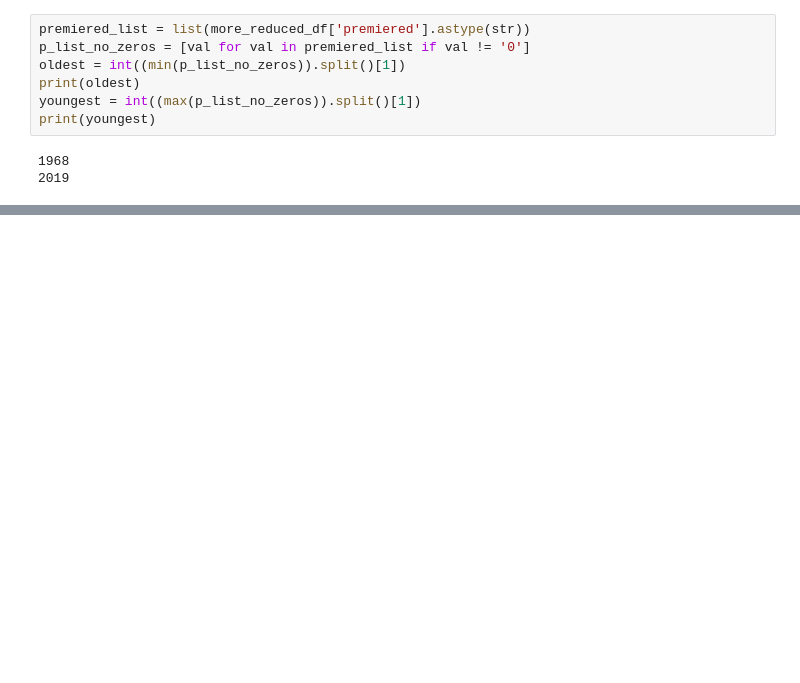
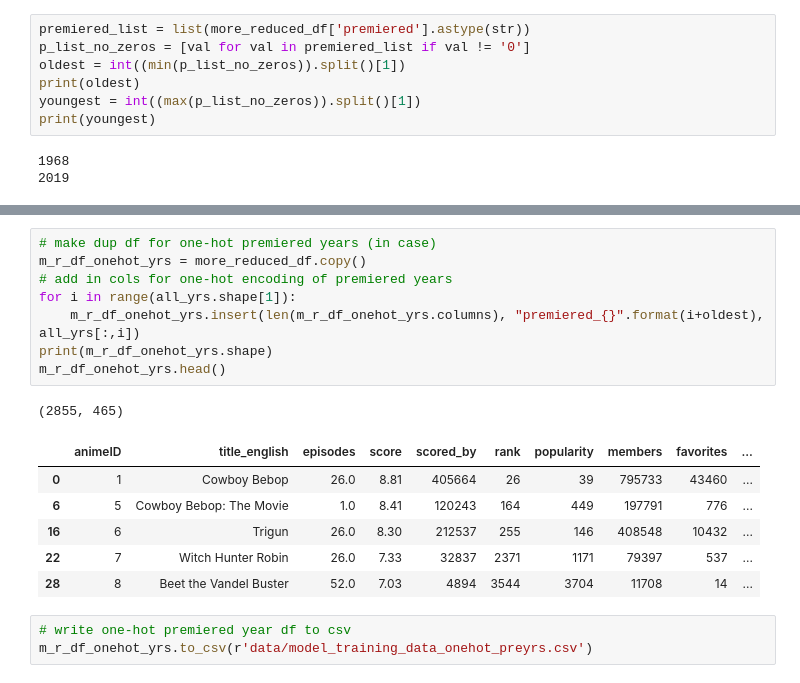
Before and after one commit to KWellesly/ML4Anime, a Jupyter notebook: data_cleaning.ipynb, the cells around one changed output, grey strips where cells are left out. Saved outputs shown, nothing was run; the diff lists cells and outputs as text; blank space fills up the shorter version.

```diff
--- a/data_cleaning.ipynb
+++ b/data_cleaning.ipynb
@@ -451,0 +459,19 @@ more_reduced_df.head()
+# %%
+# make dup df for one-hot premiered years (in case)
+m_r_df_onehot_yrs = more_reduced_df.copy()
+# add in cols for one-hot encoding of premiered years
+for i in range(all_yrs.shape[1]):
+    m_r_df_onehot_yrs.insert(len(m_r_df_onehot_yrs.columns), "premiered_{}".format(i+oldest), all_yrs[:,i])
+print(m_r_df_onehot_yrs.shape)
+m_r_df_onehot_yrs.head()
+# %% [output]
+(2855, 465)
+|  | animeID | title_english | episodes | score | scored_by | rank | popularity | members | favorites | ... |
+| 0 | 1 | Cowboy Bebop | 26.0 | 8.81 | 405664 | 26 | 39 | 795733 | 43460 | ... |
+| 6 | 5 | Cowboy Bebop: The Movie | 1.0 | 8.41 | 120243 | 164 | 449 | 197791 | 776 | ... |
+| 16 | 6 | Trigun | 26.0 | 8.30 | 212537 | 255 | 146 | 408548 | 10432 | ... |
+| 22 | 7 | Witch Hunter Robin | 26.0 | 7.33 | 32837 | 2371 | 1171 | 79397 | 537 | ... |
+| 28 | 8 | Beet the Vandel Buster | 52.0 | 7.03 | 4894 | 3544 | 3704 | 11708 | 14 | ... |
+# %%
+# write one-hot premiered year df to csv
+m_r_df_onehot_yrs.to_csv(r'data/model_training_data_onehot_preyrs.csv')
```
Also changed, not shown: parts of 5 cells of this notebook, 2 other files.
